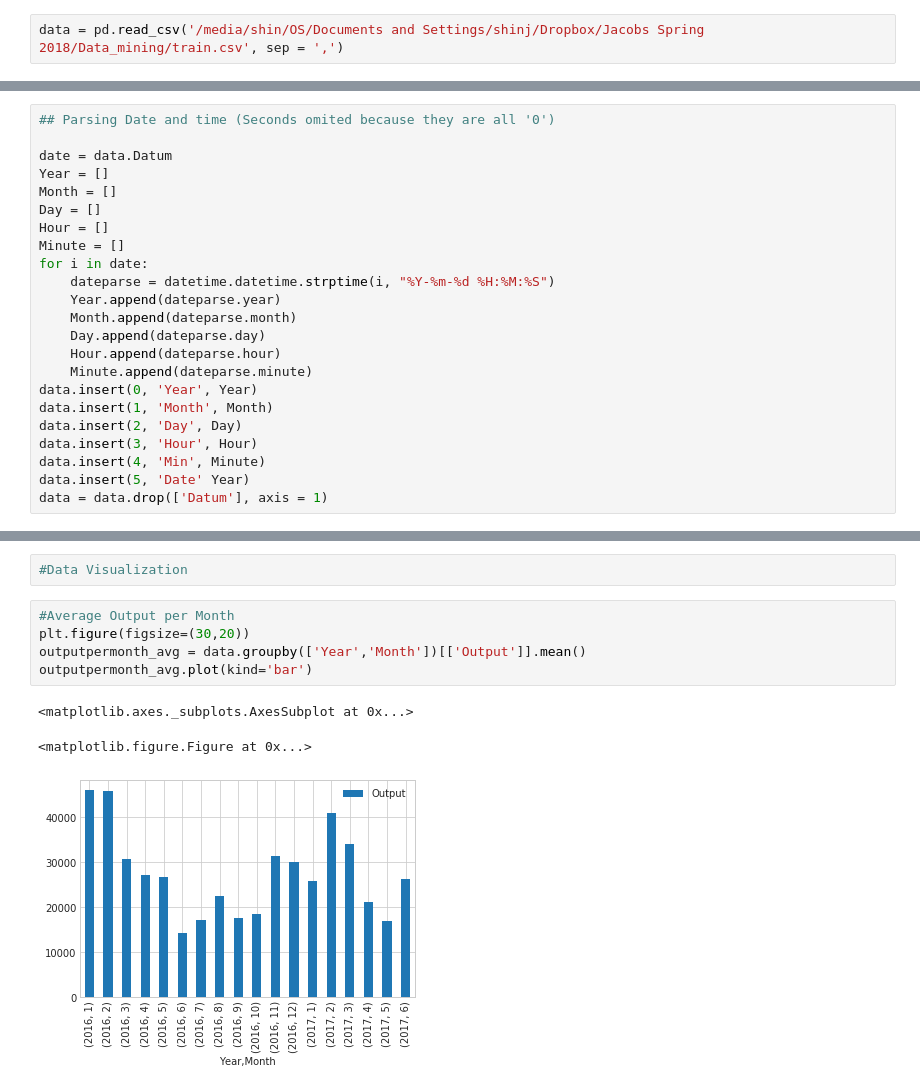
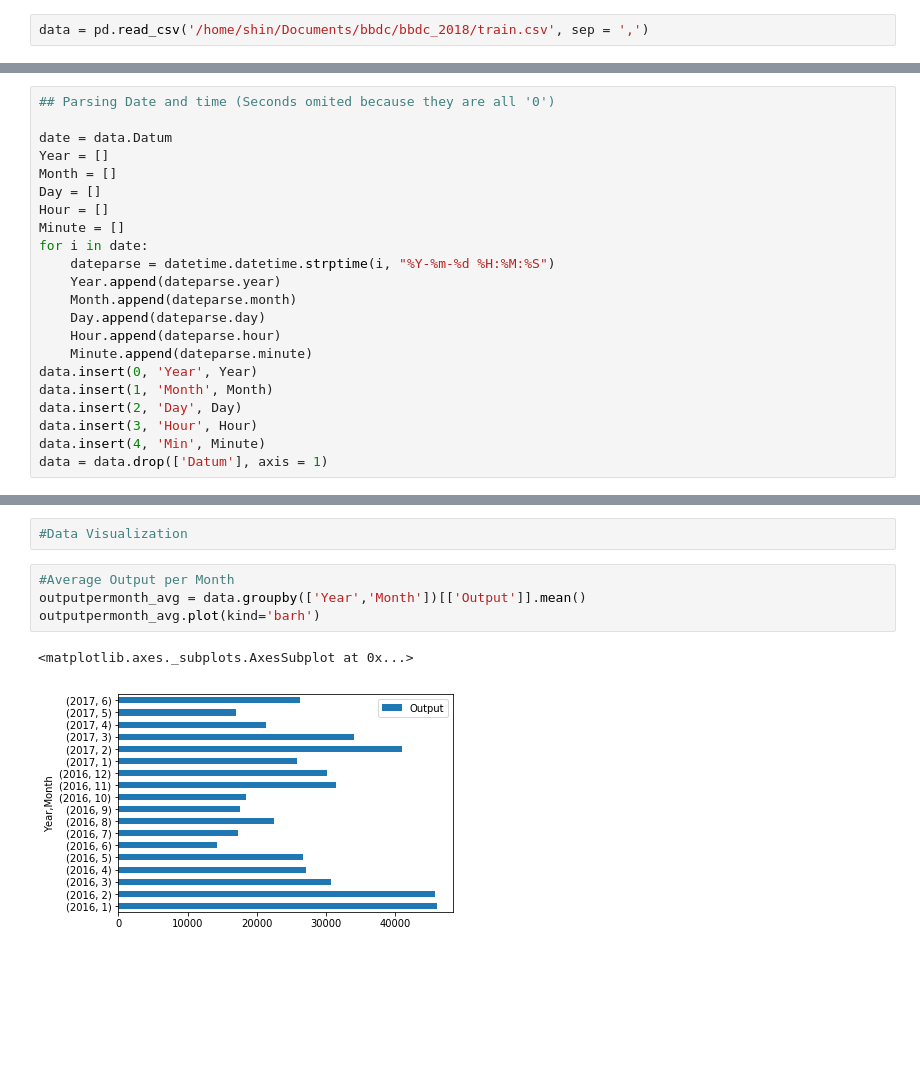
Before and after one commit to shinjjo/energy_output_prediction, a Jupyter notebook: bbdc.ipynb, the cells around one changed output, grey strips where cells are left out. Drawn from its saved outputs; the diff is of its cells as text; blank space fills up the shorter version.

```diff
--- a/bbdc.ipynb
+++ b/bbdc.ipynb
@@ -7,5 +8,5 @@ import datetime
 # %%
-data = pd.read_csv('/media/shin/OS/Documents and Settings/shinj/Dropbox/Jacobs Spring 2018/Data_mining/train.csv', sep = ',')
+data = pd.read_csv('/home/shin/Documents/bbdc/bbdc_2018/train.csv', sep = ',')
 # %%
 len(data)
 # %% [output]
@@ -40,7 +41,6 @@ data.insert(1, 'Month', Month)
 data.insert(2, 'Day', Day)
 data.insert(3, 'Hour', Hour)
 data.insert(4, 'Min', Minute)
-data.insert(5, 'Date' Year)
 data = data.drop(['Datum'], axis = 1)
 # %%
 data.head()
@@ -72,10 +72,8 @@ sns.palplot(sns.xkcd_palette(colors))
 #Data Visualization
 # %%
 #Average Output per Month
-plt.figure(figsize=(30,20))
 outputpermonth_avg = data.groupby(['Year','Month'])[['Output']].mean()
-outputpermonth_avg.plot(kind='bar')
+outputpermonth_avg.plot(kind='barh')
 # %% [output]
 <matplotlib.axes._subplots.AxesSubplot at 0x...>
-<matplotlib.figure.Figure at 0x...>
-[figure, old version]
+[figure, new version]
```
Also changed, not shown: parts of 20 cells of this notebook.
